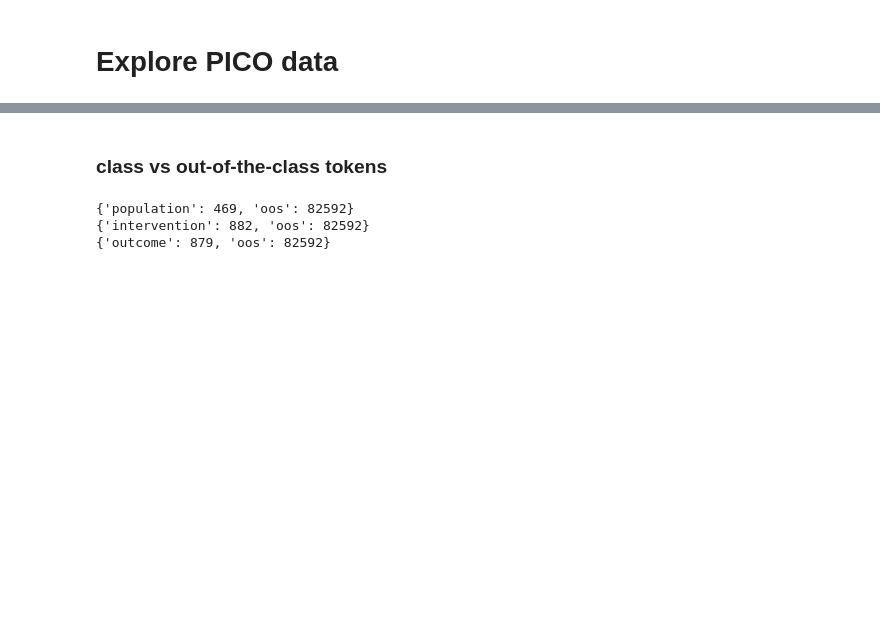
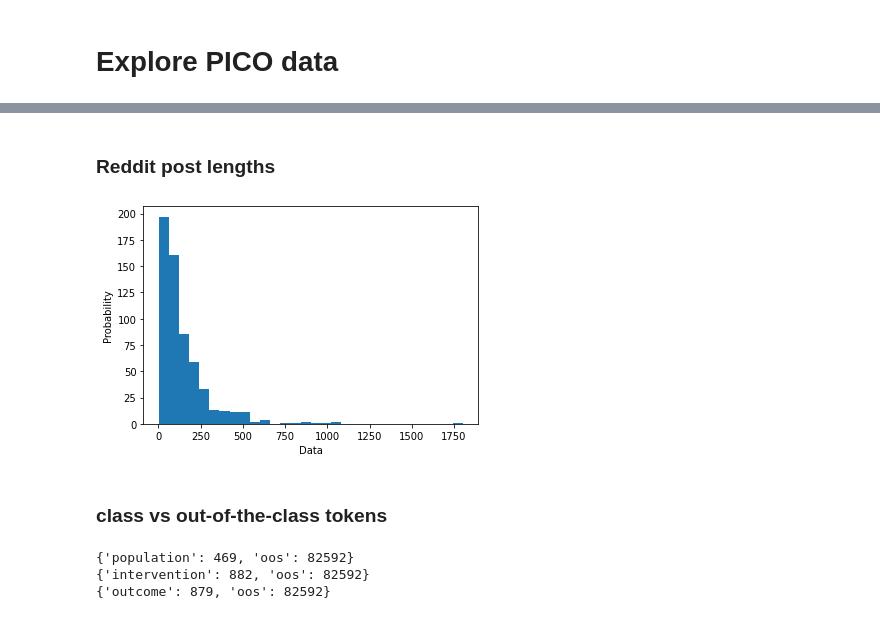
Before and after one commit to anjani-dhrangadhariya/pico-semeval2023, a Jupyter notebook: phase2/Data_Exploration.ipynb, the cells around one changed output, grey strips where cells are left out. Drawn from its saved outputs; the diff is of its cells as text; code cells hidden in the pictures; blank space fills up the shorter version.

Commit message:
data exploration

```diff
--- a/phase2/Data_Exploration.ipynb
+++ b/phase2/Data_Exploration.ipynb
@@ -36,6 +36,16 @@ df.head()
 | 4 | 4 | rxyk1d | t5_2s1h9 | Ive read that amnesia always foll... | [{"crowd-entity-annotation":{"ent... | [deleted by user]\n[removed] | N.A. | N.A. | ... |
 # %%
 picos_mapping = {'population': 1, 'intervention':2, 'outcome':3}
+# %% [markdown]
+### Reddit post lengths
+# %%
+lengths = [ len( ast.literal_eval(i)) for i in df.tokens ]
+# %%
+plt.hist(lengths, bins=30)  # density=False would make counts
+plt.ylabel('Probability')
+plt.xlabel('Data');
+# %% [output]
+[figure, added]
 # %% [markdown]
 ### class vs out-of-the-class tokens
 # %%
```
Also changed, not shown: parts of 5 cells of this notebook.
